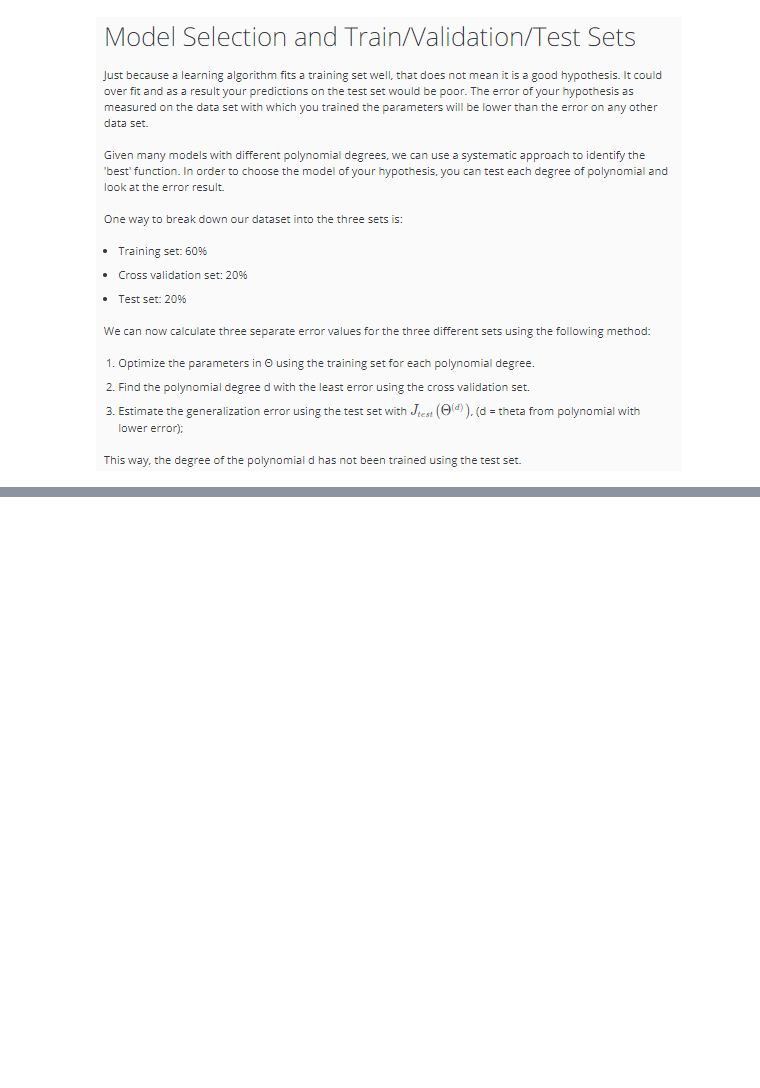
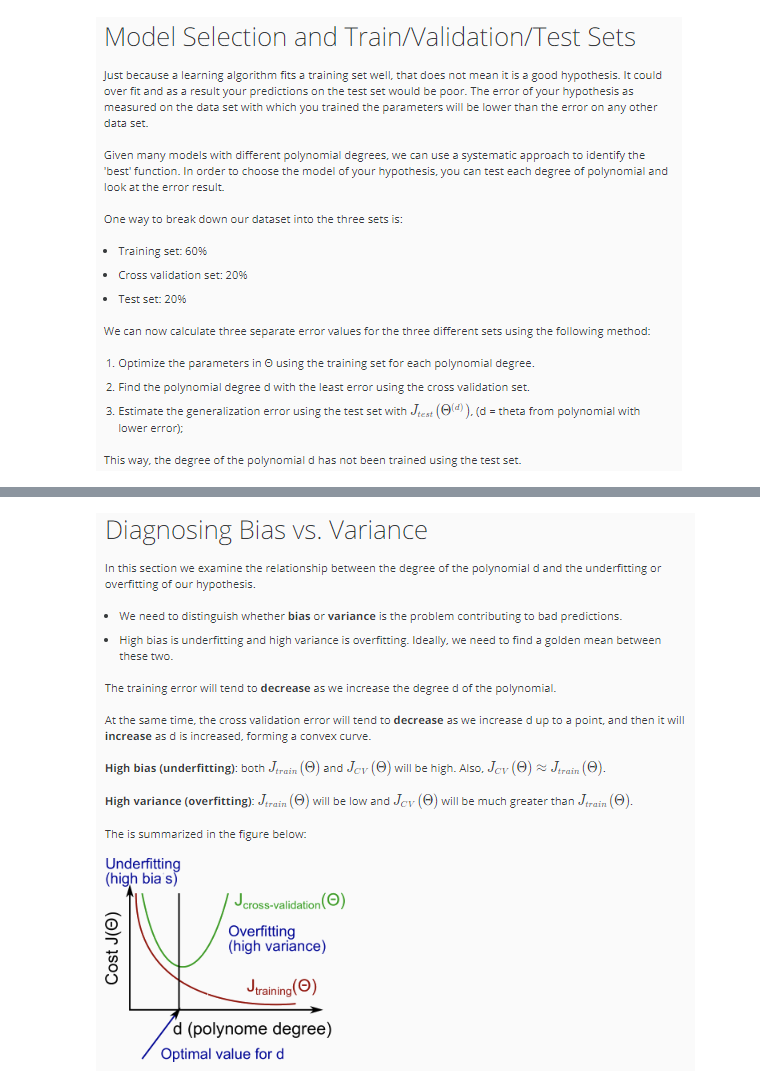
Before and after one commit to louloret/Andrew-NG-Machine-Learning, a Jupyter notebook: Week 6 Advice for Applying Machine Learning-checkpoint.ipynb, the cells around one changed output, grey strips where cells are left out. Cells and saved outputs as stored; diff of their text form; code cells hidden in the pictures; blank space fills up the shorter version.

```diff
--- a/Week 6 Advice for Applying Machine Learning-checkpoint.ipynb
+++ b/Week 6 Advice for Applying Machine Learning-checkpoint.ipynb
@@ -92,0 +106,4 @@ Image(filename =  path + "model_selection_summary.png")
+# %%
+Image(filename =  path + "bias_vs_variance_summary.png")
+# %% [output]
+[figure, added]
```
Also changed, not shown: parts of 9 cells of this notebook.
